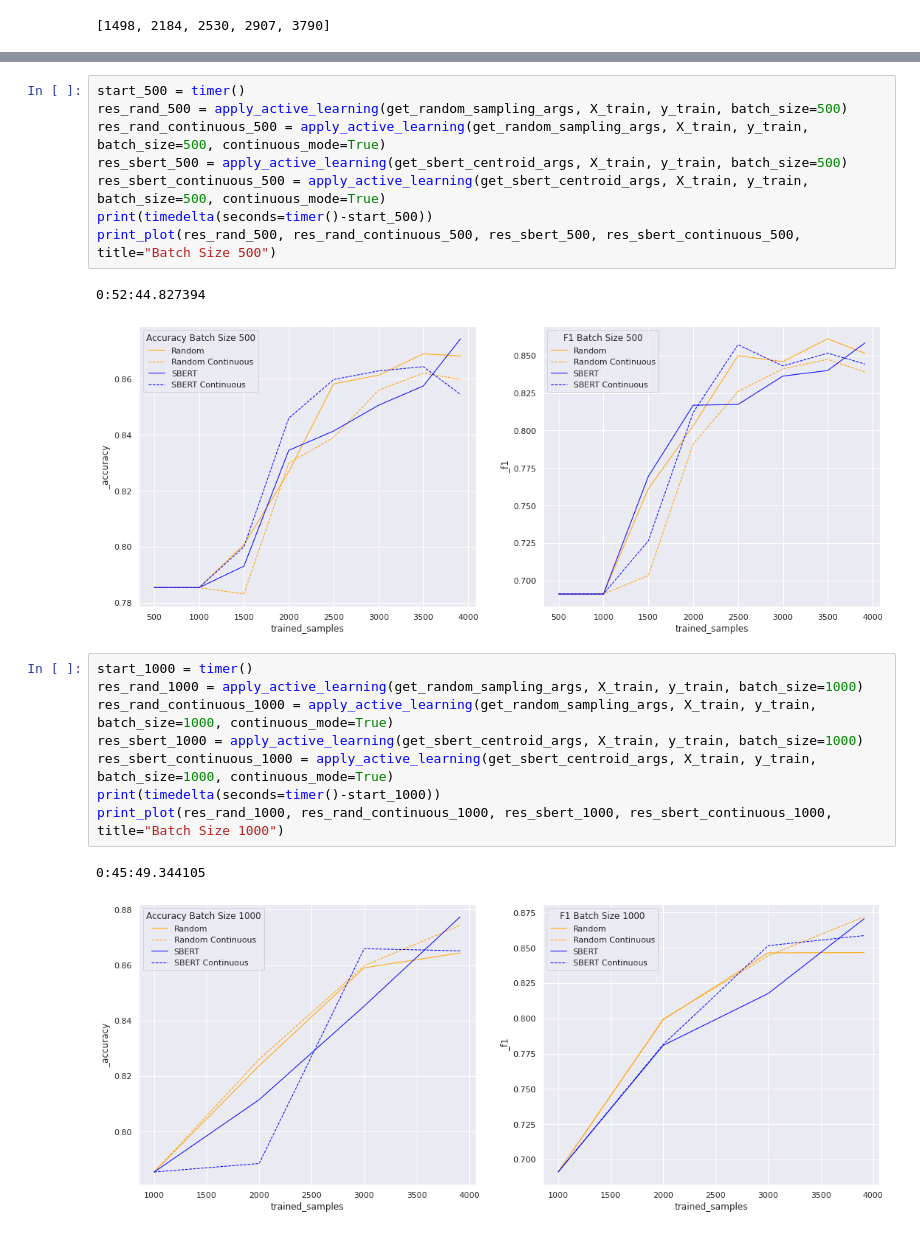
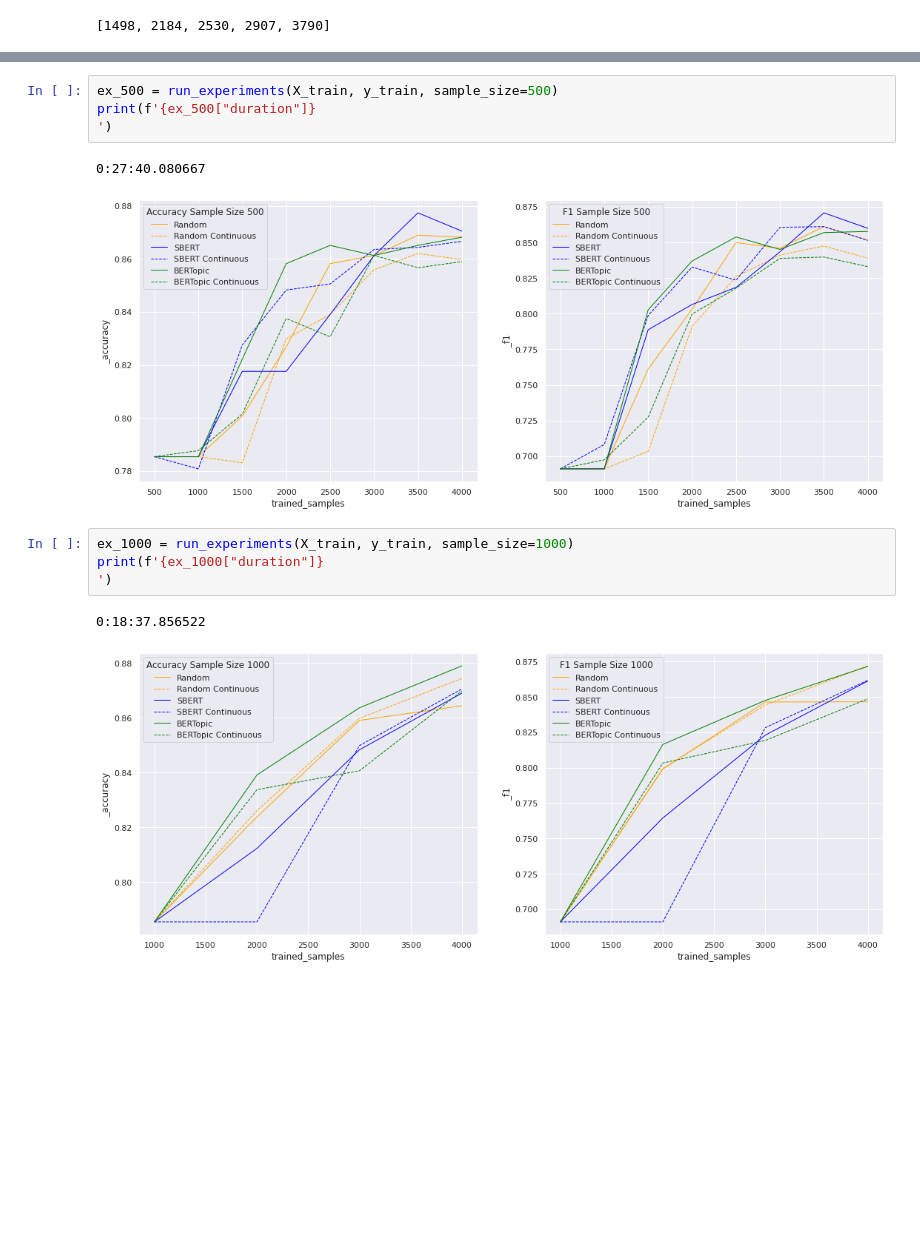
Before and after one commit to kstrassheim/active-learning-with-deep-learning-for-nlp, a Jupyter notebook: prepare.ipynb, the cells around one changed output, grey strips where cells are left out. Cells and saved outputs as stored; diff of their text form; blank space fills up the shorter version.

```diff
--- a/prepare.ipynb
+++ b/prepare.ipynb
@@ -338,22 +379,12 @@ print_plot(res_rand_350, res_rand_continuous_350, res_sbert_350, res_sbert_conti
 # %%
-start_500 = timer()
-res_rand_500 = apply_active_learning(get_random_sampling_args, X_train, y_train, batch_size=500)
-res_rand_continuous_500 = apply_active_learning(get_random_sampling_args, X_train, y_train, batch_size=500, continuous_mode=True)
-res_sbert_500 = apply_active_learning(get_sbert_centroid_args, X_train, y_train, batch_size=500)
-res_sbert_continuous_500 = apply_active_learning(get_sbert_centroid_args, X_train, y_train, batch_size=500, continuous_mode=True)
-print(timedelta(seconds=timer()-start_500))
-print_plot(res_rand_500, res_rand_continuous_500, res_sbert_500, res_sbert_continuous_500, title="Batch Size 500")
+ex_500 = run_experiments(X_train, y_train, sample_size=500)
+print(f'{ex_500["duration"]}                                                                       ')
 # %% [output]
-0:52:44.827394
+0:27:40.080667
-[figure, old version]
+[figure, new version]
-# %%
-start_1000 = timer()
-res_rand_1000 = apply_active_learning(get_random_sampling_args, X_train, y_train, batch_size=1000)
-res_rand_continuous_1000 = apply_active_learning(get_random_sampling_args, X_train, y_train, batch_size=1000, continuous_mode=True)
-res_sbert_1000 = apply_active_learning(get_sbert_centroid_args, X_train, y_train, batch_size=1000)
-res_sbert_continuous_1000 = apply_active_learning(get_sbert_centroid_args, X_train, y_train, batch_size=1000, continuous_mode=True)
-print(timedelta(seconds=timer()-start_1000))
-print_plot(res_rand_1000, res_rand_continuous_1000, res_sbert_1000, res_sbert_continuous_1000, title="Batch Size 1000")
-# %% [output]
-0:45:49.344105
-[figure, removed]
+# %%
+ex_1000 = run_experiments(X_train, y_train, sample_size=1000)
+print(f'{ex_1000["duration"]}                                                                       ')
+# %% [output]
+0:18:37.856522
+[figure, added]
```
Also changed, not shown: parts of 13 cells of this notebook, 3 other files.
